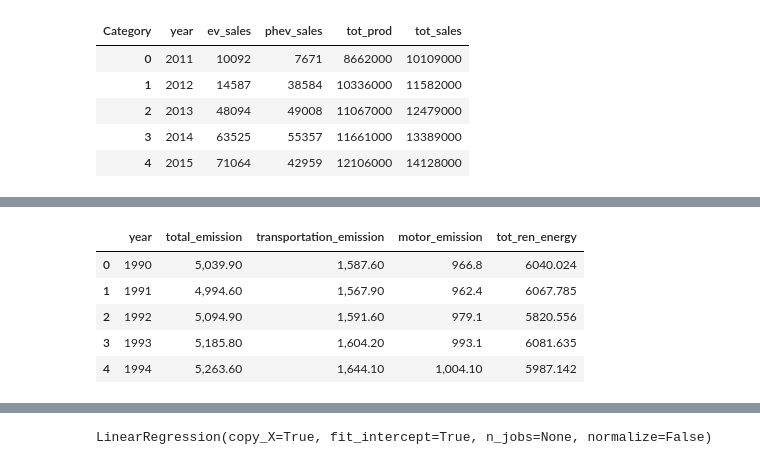
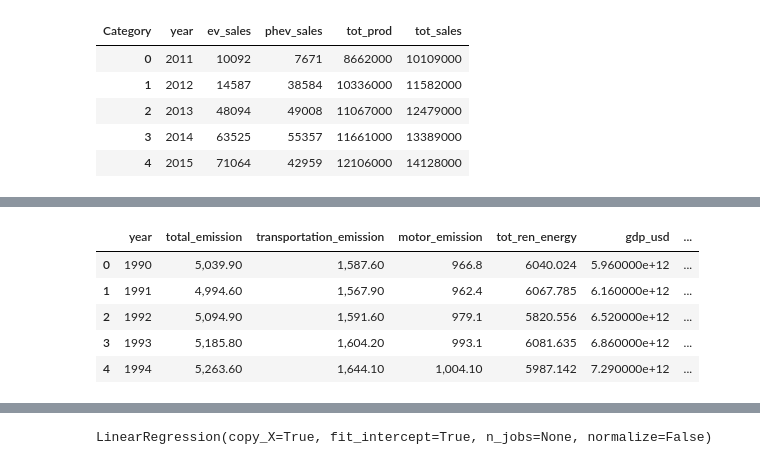
Before and after one commit to sjani184/Climate-in-the-US, a Jupyter notebook: Resources/pandas/ML_code.ipynb, the cells around one changed output, grey strips where cells are left out. Saved outputs shown, nothing was run; the diff lists cells and outputs as text; code cells hidden in the pictures.

```diff
--- a/Resources/pandas/ML_code.ipynb
+++ b/Resources/pandas/ML_code.ipynb
@@ -24,8 +24,8 @@ See the caveats in the documentation: https://pandas.pydata.org/pandas-docs/stab
 | 3 | 2014 | 63525 | 55357 | 11661000 | 13389000 |
 | 4 | 2015 | 71064 | 42959 | 12106000 | 14128000 |
 # %%
-path2 = "../../data/cleaned/merged_energy_emission.csv"
+path2 = "../../data/cleaned/merged_energy_emission_data.csv"
 emission_energy = pd.read_csv(path2)
-# emission_energy.columns
+emission_energy.columns
 
 # unit of renewable energy - Trillion BTU, emission unit - Million Metric tons
@@ -32,17 +50,19 @@ emission_energy = pd.read_csv(path2)
 # %%
-emission_energy2 = emission_energy[["year","total_emission", "transportation_emission", "motor_emission", "total renewable energy consumption"]]
+emission_energy2 = emission_energy[["year","total_emission", "transportation_emission", "motor_emission",
+                                    "total renewable energy consumption", "gdp_usd", "gdp_growth_annual%",
+                                    "gasprice_per_gal", "inflated_gasprice_gal"]]
 
 emission_energy3 = emission_energy2.rename(columns={"total renewable energy consumption": "tot_ren_energy"})
 # emission_energy3 = emission_energy3.astype(float64)
 emission_energy3.head()
 
 # df = df.astype(int)
 # %% [output]
-|  | year | total_emission | transportation_emission | motor_emission | tot_ren_energy |
-| 0 | 1990 | 5,039.90 | 1,587.60 | 966.8 | 6040.024 |
-| 1 | 1991 | 4,994.60 | 1,567.90 | 962.4 | 6067.785 |
-| 2 | 1992 | 5,094.90 | 1,591.60 | 979.1 | 5820.556 |
-| 3 | 1993 | 5,185.80 | 1,604.20 | 993.1 | 6081.635 |
-| 4 | 1994 | 5,263.60 | 1,644.10 | 1,004.10 | 5987.142 |
+|  | year | total_emission | transportation_emission | motor_emission | tot_ren_energy | gdp_usd | ... |
+| 0 | 1990 | 5,039.90 | 1,587.60 | 966.8 | 6040.024 | 5.960000e+12 | ... |
+| 1 | 1991 | 4,994.60 | 1,567.90 | 962.4 | 6067.785 | 6.160000e+12 | ... |
+| 2 | 1992 | 5,094.90 | 1,591.60 | 979.1 | 5820.556 | 6.520000e+12 | ... |
+| 3 | 1993 | 5,185.80 | 1,604.20 | 993.1 | 6081.635 | 6.860000e+12 | ... |
+| 4 | 1994 | 5,263.60 | 1,644.10 | 1,004.10 | 5987.142 | 7.290000e+12 | ... |
 # %%
 merge_df = pd.merge(left=car_sales4, right=emission_energy3, left_on='year', right_on='year')
```
Also changed, not shown: parts of 46 cells of this notebook, 18 other files.
